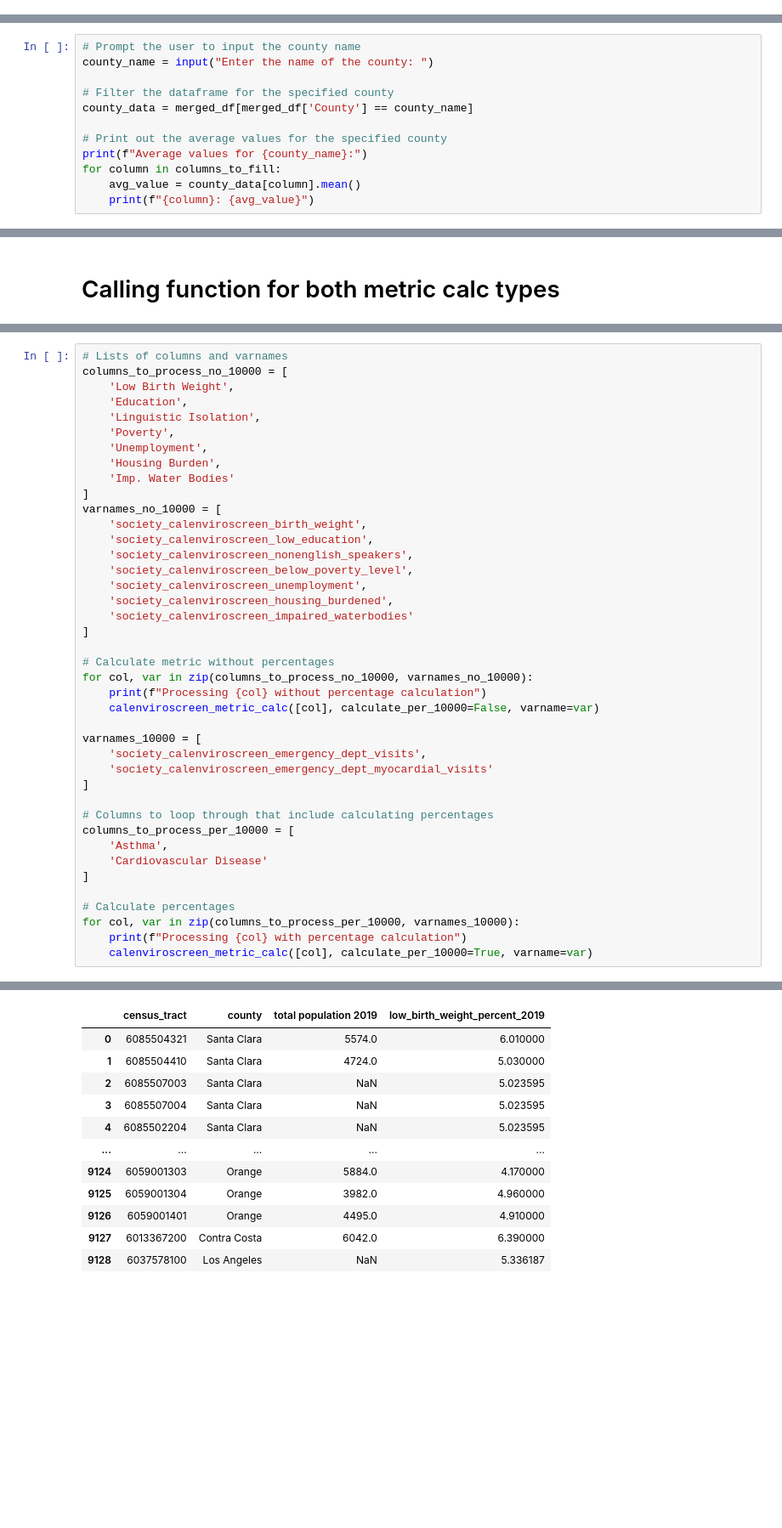
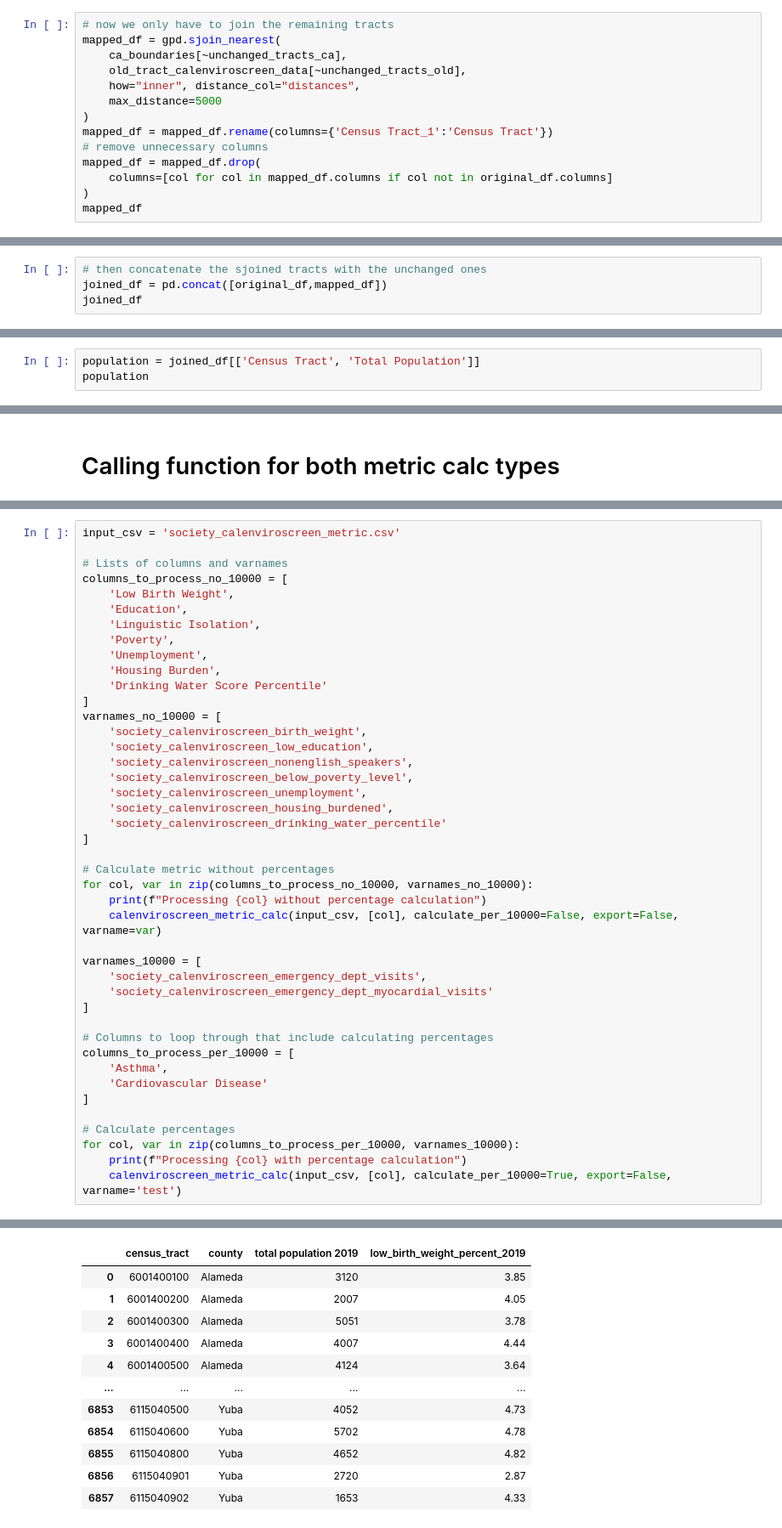
Before and after one commit to Eagle-Rock-Analytics/carb-climate-index, a Jupyter notebook: scripts/data_metric_calc/society_cal_enviroscreen_metrics.ipynb, the cells around one changed output, grey strips where cells are left out. Shown at 85% size. Cells and saved outputs as stored; diff of their text form; blank space fills up the shorter version.

Commit message:
calenviroscreen drinking water implementation

```diff
--- a/scripts/data_metric_calc/society_cal_enviroscreen_metrics.ipynb
+++ b/scripts/data_metric_calc/society_cal_enviroscreen_metrics.ipynb
@@ -66,0 +185,14 @@ Index(['Census Tract', 'Total Population', 'California County', 'ZIP',
+# %%
+# now we only have to join the remaining tracts
+mapped_df = gpd.sjoin_nearest(
+    ca_boundaries[~unchanged_tracts_ca],
+    old_tract_calenviroscreen_data[~unchanged_tracts_old],
+    how="inner", distance_col="distances",
+    max_distance=5000
+)
+mapped_df = mapped_df.rename(columns={'Census Tract_1':'Census Tract'})
+# remove unnecessary columns
+mapped_df = mapped_df.drop(
+    columns=[col for col in mapped_df.columns if col not in original_df.columns]
+)
+mapped_df
@@ -66,0 +213,4 @@ Index(['Census Tract', 'Total Population', 'California County', 'ZIP',
+# %%
+# then concatenate the sjoined tracts with the unchanged ones
+joined_df = pd.concat([original_df,mapped_df])
+joined_df
@@ -153,12 +259,0 @@ merged_df.head(5)
-# %%
-# Prompt the user to input the county name
-county_name = input("Enter the name of the county: ")
-
-# Filter the dataframe for the specified county
-county_data = merged_df[merged_df['County'] == county_name]
-
-# Print out the average values for the specified county
-print(f"Average values for {county_name}:")
-for column in columns_to_fill:
-    avg_value = county_data[column].mean()
-    print(f"{column}: {avg_value}")
@@ -183,0 +298,3 @@ Number of missing entries in the California County column: 0
+# %%
+population = joined_df[['Census Tract', 'Total Population']]
+population
@@ -388,6 +476,8 @@ def calenviroscreen_metric_calc(columns_to_process, calculate_per_10000=False, e
     if export == False:
         print(f'{csv_filename} uploaded to AWS.')
 # %%
+input_csv = 'society_calenviroscreen_metric.csv'
+
 # Lists of columns and varnames
 columns_to_process_no_10000 = [
     'Low Birth Weight',
@@ -396,7 +486,7 @@ columns_to_process_no_10000 = [
     'Poverty',
     'Unemployment',
     'Housing Burden',
-    'Imp. Water Bodies'
+    'Drinking Water Score Percentile'
 ]
 varnames_no_10000 = [
     'society_calenviroscreen_birth_weight',
@@ -405,13 +495,13 @@ varnames_no_10000 = [
     'society_calenviroscreen_below_poverty_level',
     'society_calenviroscreen_unemployment',
     'society_calenviroscreen_housing_burdened',
-    'society_calenviroscreen_impaired_waterbodies'
+    'society_calenviroscreen_drinking_water_percentile'
 ]
 
 # Calculate metric without percentages
 for col, var in zip(columns_to_process_no_10000, varnames_no_10000):
     print(f"Processing {col} without percentage calculation")
-    calenviroscreen_metric_calc([col], calculate_per_10000=False, varname=var)
+    calenviroscreen_metric_calc(input_csv, [col], calculate_per_10000=False, export=False, varname=var)
 
 varnames_10000 = [
     'society_calenviroscreen_emergency_dept_visits',
@@ -427,6 +517,6 @@ columns_to_process_per_10000 = [
 # Calculate percentages
 for col, var in zip(columns_to_process_per_10000, varnames_10000):
     print(f"Processing {col} with percentage calculation")
-    calenviroscreen_metric_calc([col], calculate_per_10000=True, varname=var)
+    calenviroscreen_metric_calc(input_csv, [col], calculate_per_10000=True, export=False, varname='test')
 # %% [output]
 Processing Low Birth Weight without percentage calculation
@@ -433,12 +525,12 @@ Processing Low Birth Weight without percentage calculation
 |  | census_tract | county | total population 2019 | low_birth_weight_percent_2019 |
-| 0 | 6085504321 | Santa Clara | 5574.0 | 6.010000 |
-| 1 | 6085504410 | Santa Clara | 4724.0 | 5.030000 |
-| 2 | 6085507003 | Santa Clara | NaN | 5.023595 |
-| 3 | 6085507004 | Santa Clara | NaN | 5.023595 |
-| 4 | 6085502204 | Santa Clara | NaN | 5.023595 |
+| 0 | 6001400100 | Alameda | 3120 | 3.85 |
+| 1 | 6001400200 | Alameda | 2007 | 4.05 |
+| 2 | 6001400300 | Alameda | 5051 | 3.78 |
+| 3 | 6001400400 | Alameda | 4007 | 4.44 |
+| 4 | 6001400500 | Alameda | 4124 | 3.64 |
 | ... | ... | ... | ... | ... |
-| 9124 | 6059001303 | Orange | 5884.0 | 4.170000 |
-| 9125 | 6059001304 | Orange | 3982.0 | 4.960000 |
-| 9126 | 6059001401 | Orange | 4495.0 | 4.910000 |
-| 9127 | 6013367200 | Contra Costa | 6042.0 | 6.390000 |
-| 9128 | 6037578100 | Los Angeles | NaN | 5.336187 |
+| 6853 | 6115040500 | Yuba | 4052 | 4.73 |
+| 6854 | 6115040600 | Yuba | 5702 | 4.78 |
+| 6855 | 6115040800 | Yuba | 4652 | 4.82 |
+| 6856 | 6115040901 | Yuba | 2720 | 2.87 |
+| 6857 | 6115040902 | Yuba | 1653 | 4.33 |
```
Also changed, not shown: parts of 37 cells of this notebook.
